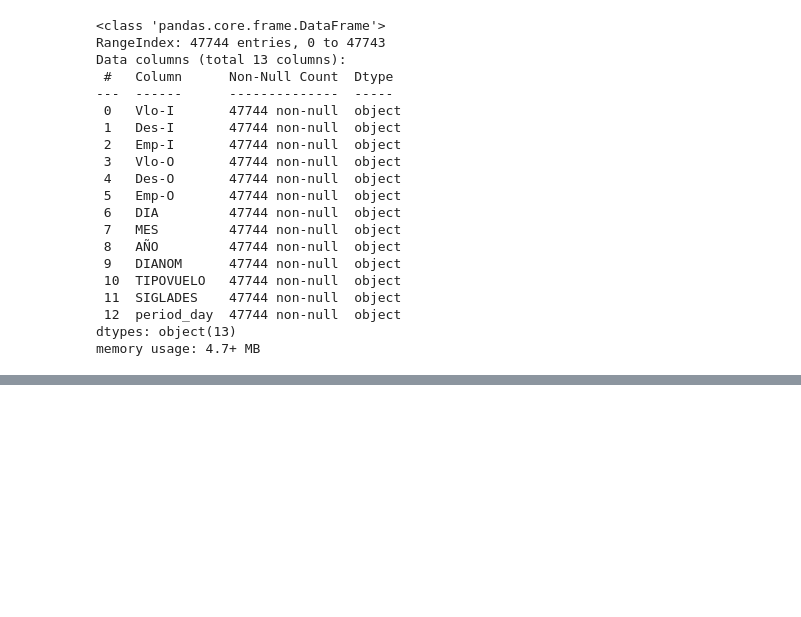
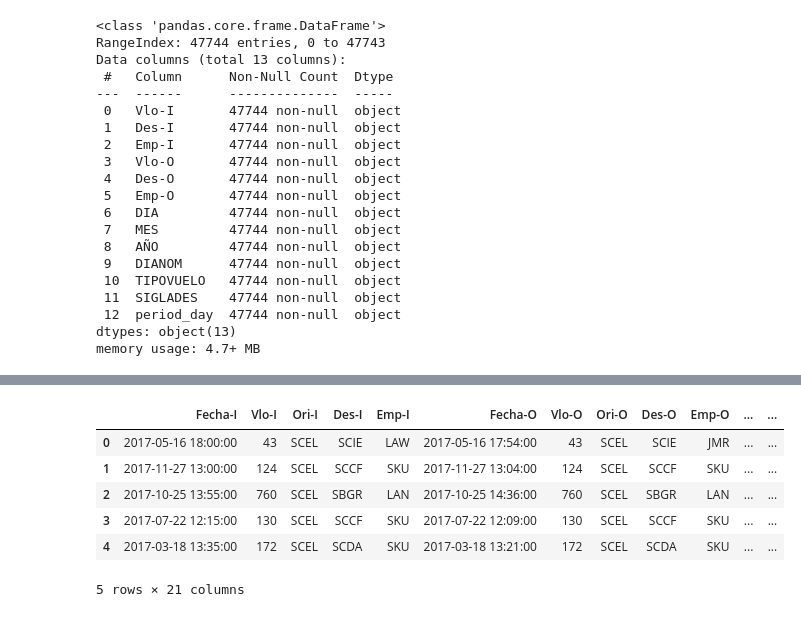
Before and after one commit to franejara/challenge-data-scientist, a Jupyter notebook: solution.ipynb, the cells around one changed output, grey strips where cells are left out. Drawn from its saved outputs; the diff is of its cells as text; code cells hidden in the pictures; blank space fills up the shorter version.

```diff
--- a/solution.ipynb
+++ b/solution.ipynb
@@ -1141,0 +1081,13 @@ The scaling worked, so now I am ready to model.
+# %%
+#Transforming the test set into a pandas data frame and adding the original name to the columns.
+
+X_test_df = pd.DataFrame(data = X_test, columns = ['Fecha-I', 'Vlo-I', 'Ori-I', 'Des-I', 'Emp-I', 'Fecha-O', 'Vlo-O', 'Ori-O', 'Des-O', 'Emp-O', 'DIA', 'MES', 'AÑO', 'DIANOM', 'TIPOVUELO', 'OPERA', 'SIGLAORI', 'SIGLADES', 'high_season', 'min_diff', 'period_day'])
+X_test_df.head()
+# %% [output]
+|  | Fecha-I | Vlo-I | Ori-I | Des-I | Emp-I | Fecha-O | Vlo-O | Ori-O | Des-O | Emp-O | ... | ... |
+| 0 | 2017-05-16 18:00:00 | 43 | SCEL | SCIE | LAW | 2017-05-16 17:54:00 | 43 | SCEL | SCIE | JMR | ... | ... |
+| 1 | 2017-11-27 13:00:00 | 124 | SCEL | SCCF | SKU | 2017-11-27 13:04:00 | 124 | SCEL | SCCF | SKU | ... | ... |
+| 2 | 2017-10-25 13:55:00 | 760 | SCEL | SBGR | LAN | 2017-10-25 14:36:00 | 760 | SCEL | SBGR | LAN | ... | ... |
+| 3 | 2017-07-22 12:15:00 | 130 | SCEL | SCCF | SKU | 2017-07-22 12:09:00 | 130 | SCEL | SCCF | SKU | ... | ... |
+| 4 | 2017-03-18 13:35:00 | 172 | SCEL | SCDA | SKU | 2017-03-18 13:21:00 | 172 | SCEL | SCDA | SKU | ... | ... |
+5 rows × 21 columns
```
Also changed, not shown: parts of 81 cells of this notebook.
